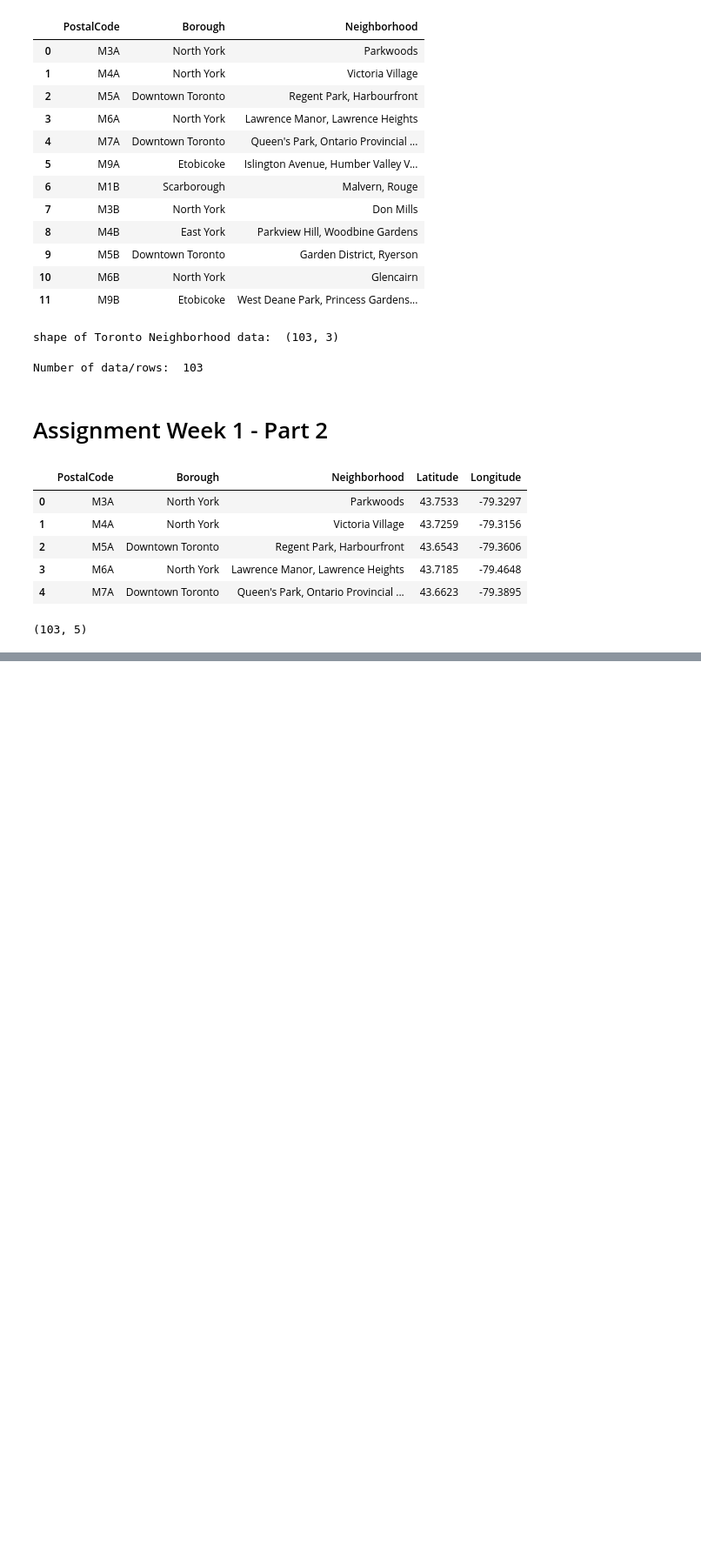
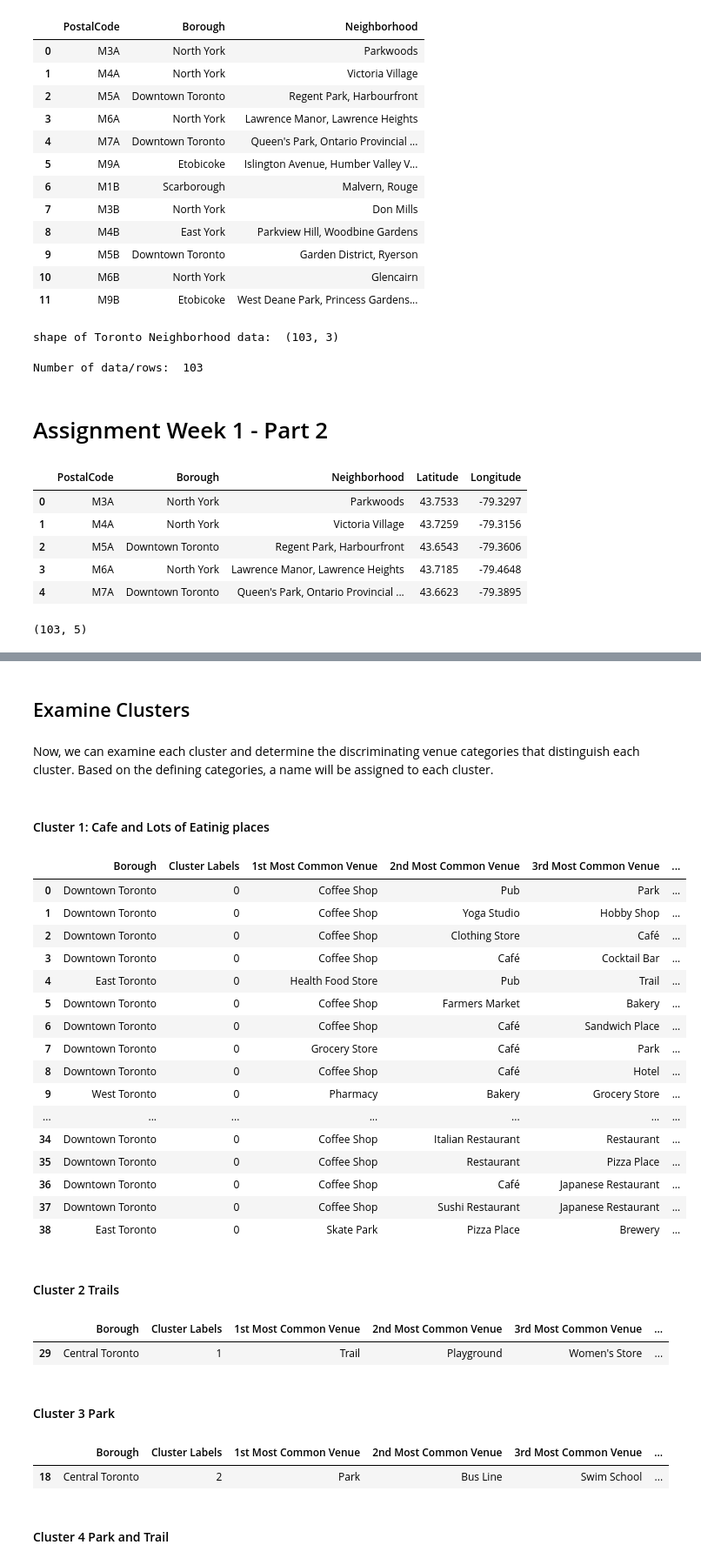
Before and after one commit to satyendrakumar1441/Coursera_Capstone, a Jupyter notebook: capstone_week_3_assignment_1.ipynb, the cells around one changed output, grey strips where cells are left out. Shown at 87% size. Saved outputs shown, nothing was run; the diff lists cells and outputs as text; code cells hidden in the pictures; blank space fills up the shorter version.

```diff
--- a/capstone_week_3_assignment_1.ipynb
+++ b/capstone_week_3_assignment_1.ipynb
@@ -172,0 +583,42 @@ neighborhoods.shape
+# %% [markdown]
+## Examine Clusters
+# %% [markdown]
+Now, we can examine each cluster and determine the discriminating venue categories that distinguish each cluster. Based on the defining categories, a name will be assigned to each cluster.
+# %% [markdown]
+#### Cluster 1: Cafe and Lots of Eatinig places
+# %%
+toronto_merged.loc[toronto_merged['Cluster Labels'] == 0, toronto_merged.columns[[1] + list(range(5, toronto_merged.shape[1]))]]
+# %% [output]
+|  | Borough | Cluster Labels | 1st Most Common Venue | 2nd Most Common Venue | 3rd Most Common Venue | ... |
+| 0 | Downtown Toronto | 0 | Coffee Shop | Pub | Park | ... |
+| 1 | Downtown Toronto | 0 | Coffee Shop | Yoga Studio | Hobby Shop | ... |
+| 2 | Downtown Toronto | 0 | Coffee Shop | Clothing Store | Café | ... |
+| 3 | Downtown Toronto | 0 | Coffee Shop | Café | Cocktail Bar | ... |
+| 4 | East Toronto | 0 | Health Food Store | Pub | Trail | ... |
+| 5 | Downtown Toronto | 0 | Coffee Shop | Farmers Market | Bakery | ... |
+| 6 | Downtown Toronto | 0 | Coffee Shop | Café | Sandwich Place | ... |
+| 7 | Downtown Toronto | 0 | Grocery Store | Café | Park | ... |
+| 8 | Downtown Toronto | 0 | Coffee Shop | Café | Hotel | ... |
+| 9 | West Toronto | 0 | Pharmacy | Bakery | Grocery Store | ... |
+| ... | ... | ... | ... | ... | ... | ... |
+| 34 | Downtown Toronto | 0 | Coffee Shop | Italian Restaurant | Restaurant | ... |
+| 35 | Downtown Toronto | 0 | Coffee Shop | Restaurant | Pizza Place | ... |
+| 36 | Downtown Toronto | 0 | Coffee Shop | Café | Japanese Restaurant | ... |
+| 37 | Downtown Toronto | 0 | Coffee Shop | Sushi Restaurant | Japanese Restaurant | ... |
+| 38 | East Toronto | 0 | Skate Park | Pizza Place | Brewery | ... |
+# %% [markdown]
+#### Cluster 2 Trails
+# %%
+toronto_merged.loc[toronto_merged['Cluster Labels'] == 1, toronto_merged.columns[[1] + list(range(5, toronto_merged.shape[1]))]]
+# %% [output]
+|  | Borough | Cluster Labels | 1st Most Common Venue | 2nd Most Common Venue | 3rd Most Common Venue | ... |
+| 29 | Central Toronto | 1 | Trail | Playground | Women's Store | ... |
+# %% [markdown]
+#### Cluster 3 Park
+# %%
+toronto_merged.loc[toronto_merged['Cluster Labels'] == 2, toronto_merged.columns[[1] + list(range(5, toronto_merged.shape[1]))]]
+# %% [output]
+|  | Borough | Cluster Labels | 1st Most Common Venue | 2nd Most Common Venue | 3rd Most Common Venue | ... |
+| 18 | Central Toronto | 2 | Park | Bus Line | Swim School | ... |
+# %% [markdown]
+#### Cluster 4 Park and Trail
```
Also changed, not shown: parts of 32 cells of this notebook.
